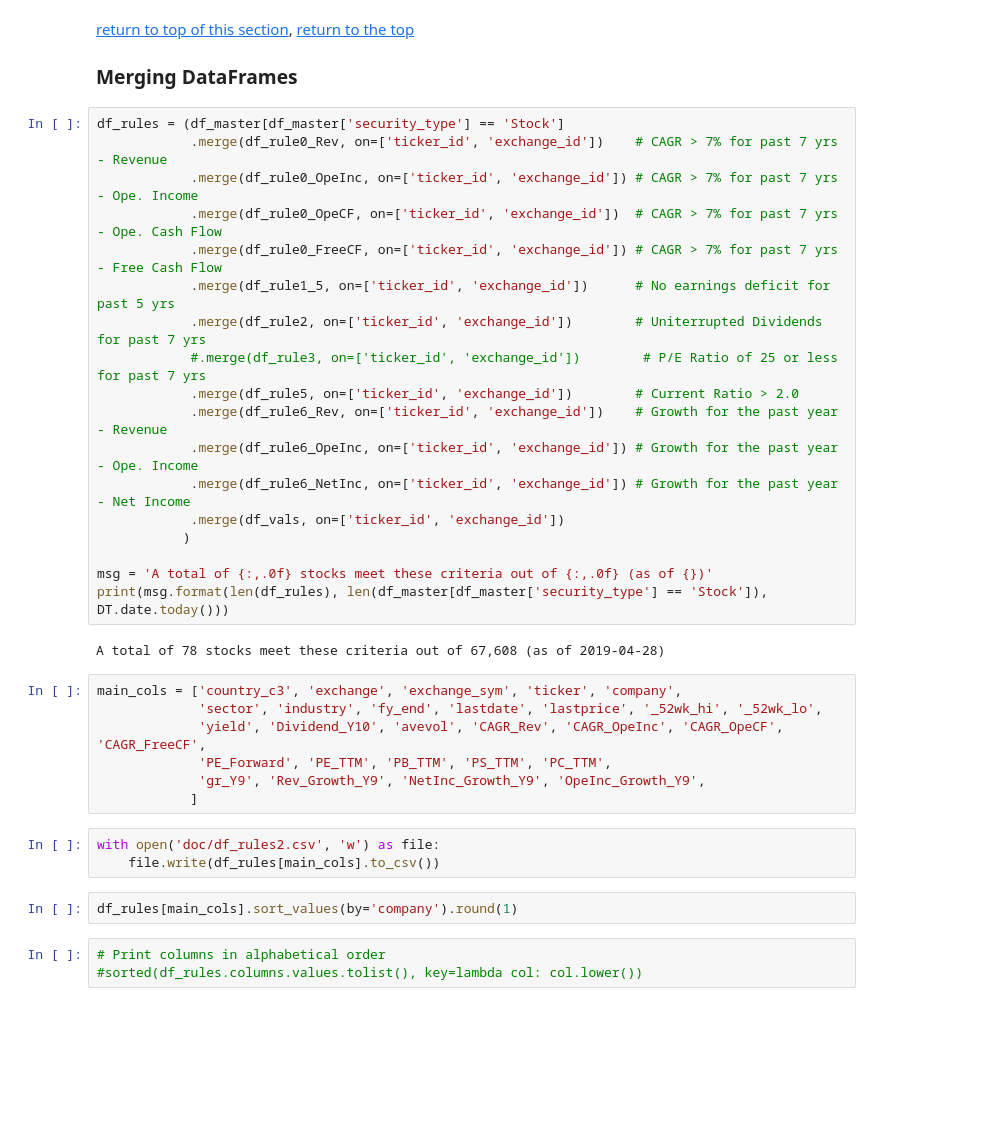
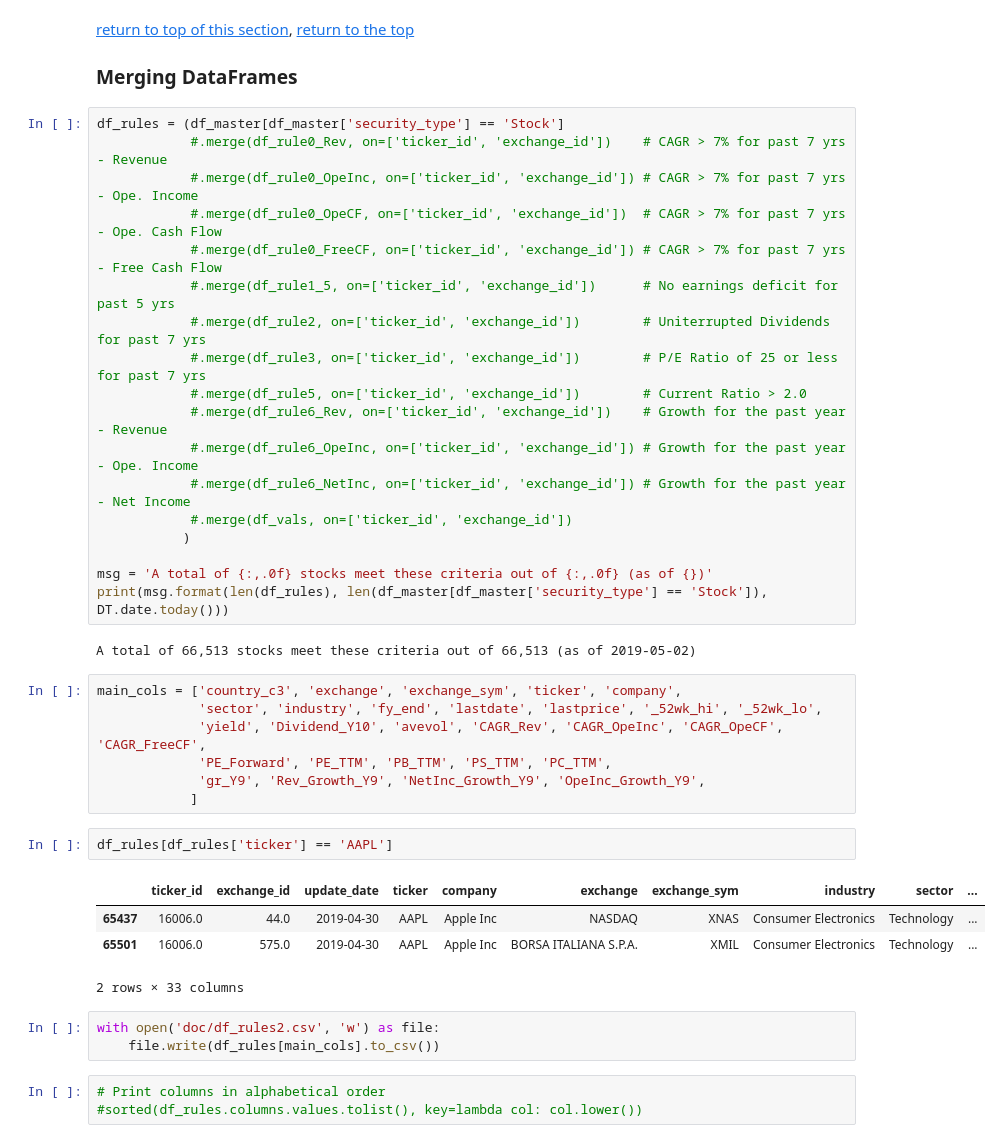
Before and after one commit to caiobran/mstables, a Jupyter notebook: data_overview.ipynb, the cells around one changed output. Drawn from its saved outputs; the diff is of its cells as text; blank space fills up the shorter version.

```diff
--- a/data_overview.ipynb
+++ b/data_overview.ipynb
@@ -1705,24 +1779,24 @@ print('Total of {:,.0f} records meet this criterium.'.format(len(df_rule7)))
 ### Merging DataFrames
 # %%
 df_rules = (df_master[df_master['security_type'] == 'Stock']
-            .merge(df_rule0_Rev, on=['ticker_id', 'exchange_id'])    # CAGR > 7% for past 7 yrs - Revenue
-            .merge(df_rule0_OpeInc, on=['ticker_id', 'exchange_id']) # CAGR > 7% for past 7 yrs - Ope. Income
-            .merge(df_rule0_OpeCF, on=['ticker_id', 'exchange_id'])  # CAGR > 7% for past 7 yrs - Ope. Cash Flow
-            .merge(df_rule0_FreeCF, on=['ticker_id', 'exchange_id']) # CAGR > 7% for past 7 yrs - Free Cash Flow
-            .merge(df_rule1_5, on=['ticker_id', 'exchange_id'])      # No earnings deficit for past 5 yrs
-            .merge(df_rule2, on=['ticker_id', 'exchange_id'])        # Uniterrupted Dividends for past 7 yrs
+            #.merge(df_rule0_Rev, on=['ticker_id', 'exchange_id'])    # CAGR > 7% for past 7 yrs - Revenue
+            #.merge(df_rule0_OpeInc, on=['ticker_id', 'exchange_id']) # CAGR > 7% for past 7 yrs - Ope. Income
+            #.merge(df_rule0_OpeCF, on=['ticker_id', 'exchange_id'])  # CAGR > 7% for past 7 yrs - Ope. Cash Flow
+            #.merge(df_rule0_FreeCF, on=['ticker_id', 'exchange_id']) # CAGR > 7% for past 7 yrs - Free Cash Flow
+            #.merge(df_rule1_5, on=['ticker_id', 'exchange_id'])      # No earnings deficit for past 5 yrs
+            #.merge(df_rule2, on=['ticker_id', 'exchange_id'])        # Uniterrupted Dividends for past 7 yrs
             #.merge(df_rule3, on=['ticker_id', 'exchange_id'])        # P/E Ratio of 25 or less for past 7 yrs
-            .merge(df_rule5, on=['ticker_id', 'exchange_id'])        # Current Ratio > 2.0
-            .merge(df_rule6_Rev, on=['ticker_id', 'exchange_id'])    # Growth for the past year - Revenue
-            .merge(df_rule6_OpeInc, on=['ticker_id', 'exchange_id']) # Growth for the past year - Ope. Income
-            .merge(df_rule6_NetInc, on=['ticker_id', 'exchange_id']) # Growth for the past year - Net Income
-            .merge(df_vals, on=['ticker_id', 'exchange_id'])
+            #.merge(df_rule5, on=['ticker_id', 'exchange_id'])        # Current Ratio > 2.0
+            #.merge(df_rule6_Rev, on=['ticker_id', 'exchange_id'])    # Growth for the past year - Revenue
+            #.merge(df_rule6_OpeInc, on=['ticker_id', 'exchange_id']) # Growth for the past year - Ope. Income
+            #.merge(df_rule6_NetInc, on=['ticker_id', 'exchange_id']) # Growth for the past year - Net Income
+            #.merge(df_vals, on=['ticker_id', 'exchange_id'])
            )
 
 msg = 'A total of {:,.0f} stocks meet these criteria out of {:,.0f} (as of {})'
 print(msg.format(len(df_rules), len(df_master[df_master['security_type'] == 'Stock']), DT.date.today()))
 # %% [output]
-A total of 78 stocks meet these criteria out of 67,608 (as of 2019-04-28)
+A total of 66,513 stocks meet these criteria out of 66,513 (as of 2019-05-02)
 # %%
 main_cols = ['country_c3', 'exchange', 'exchange_sym', 'ticker', 'company',
              'sector', 'industry', 'fy_end', 'lastdate', 'lastprice', '_52wk_hi', '_52wk_lo',
@@ -1730,11 +1804,16 @@ main_cols = ['country_c3', 'exchange', 'exchange_sym', 'ticker', 'company',
              'PE_Forward', 'PE_TTM', 'PB_TTM', 'PS_TTM', 'PC_TTM',
              'gr_Y9', 'Rev_Growth_Y9', 'NetInc_Growth_Y9', 'OpeInc_Growth_Y9',
             ]
+# %%
+df_rules[df_rules['ticker'] == 'AAPL']
+# %% [output]
+|  | ticker_id | exchange_id | update_date | ticker | company | exchange | exchange_sym | industry | sector | ... |
+| 65437 | 16006.0 | 44.0 | 2019-04-30 | AAPL | Apple Inc | NASDAQ | XNAS | Consumer Electronics | Technology | ... |
+| 65501 | 16006.0 | 575.0 | 2019-04-30 | AAPL | Apple Inc | BORSA ITALIANA S.P.A. | XMIL | Consumer Electronics | Technology | ... |
+2 rows × 33 columns
 # %%
 with open('doc/df_rules2.csv', 'w') as file:
     file.write(df_rules[main_cols].to_csv())
-# %%
-df_rules[main_cols].sort_values(by='company').round(1)
 # %%
 # Print columns in alphabetical order
 #sorted(df_rules.columns.values.tolist(), key=lambda col: col.lower())
```
Also changed, not shown: parts of 36 cells of this notebook, 8 other files.
